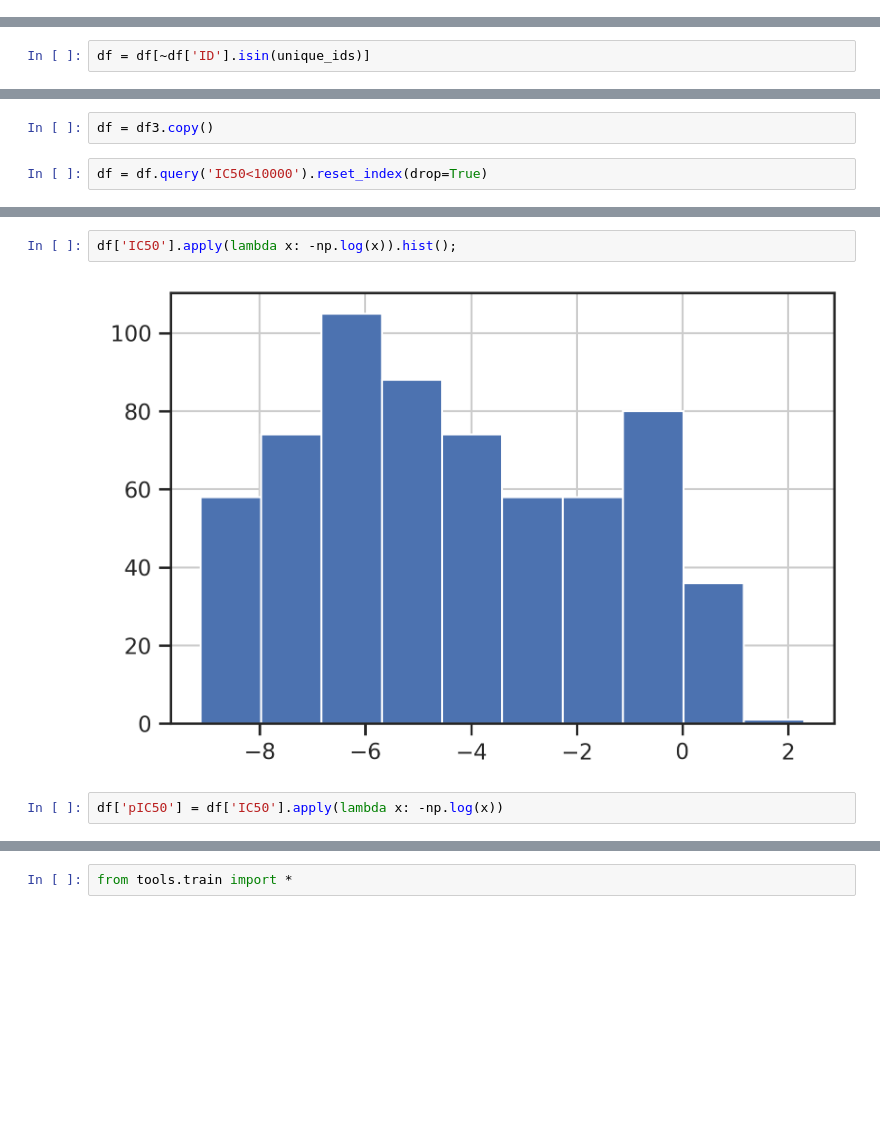
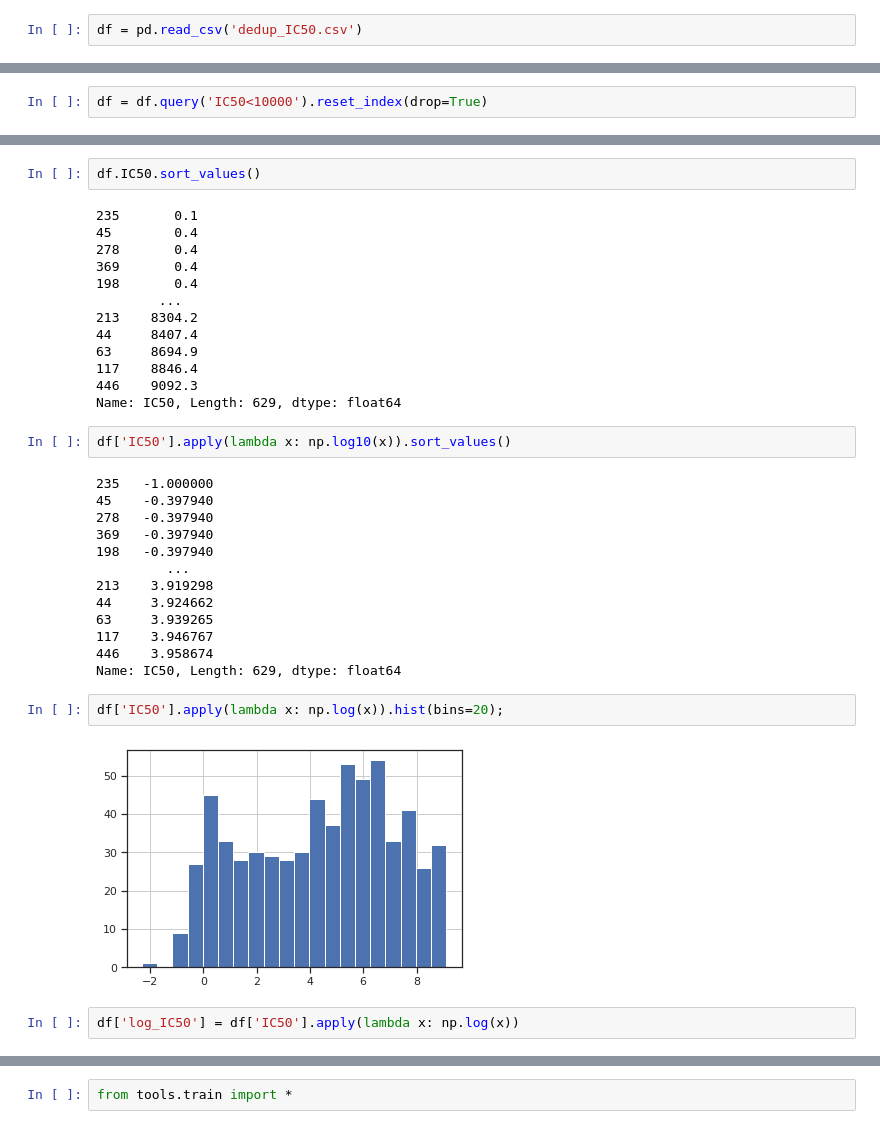
Before and after one commit to sky1ove/tools, a Jupyter notebook: nbs/train.ipynb, the cells around one changed output, grey strips where cells are left out. Drawn from its saved outputs; the diff is of its cells as text; blank space fills up the shorter version.

Commit message:
new deduplicate table

```diff
--- a/nbs/train.ipynb
+++ b/nbs/train.ipynb
@@ -13,3 +13,5 @@ df = Data.get_g12d()
+# %%
+df = pd.read_csv('dedup_IC50.csv')
 # %%
 df
 # %% [output]
@@ -50,2 +30,0 @@ unique_ids = set(dup['ID1']).union(set(dup['ID2']))
-# %%
-df = df[~df['ID'].isin(unique_ids)]
@@ -102,5 +52,3 @@ TypeError: No registered converter was able to produce a C++ rvalue of type std:
-# %%
-df = df3.copy()
 # %%
 df = df.query('IC50<10000').reset_index(drop=True)
 # %%
@@ -126,9 +74,39 @@ df['IC50'].hist();
+# %%
+df.IC50.sort_values()
+# %% [output]
+235       0.1
+45        0.4
+278       0.4
+369       0.4
+198       0.4
+        ...
+213    8304.2
+44     8407.4
+63     8694.9
+117    8846.4
+446    9092.3
+Name: IC50, Length: 629, dtype: float64
+# %%
+df['IC50'].apply(lambda x: np.log10(x)).sort_values()
+# %% [output]
+235   -1.000000
+45    -0.397940
+278   -0.397940
+369   -0.397940
+198   -0.397940
+         ...
+213    3.919298
+44     3.924662
+63     3.939265
+117    3.946767
+446    3.958674
+Name: IC50, Length: 629, dtype: float64
 # %%
-df['IC50'].apply(lambda x: -np.log(x)).hist();
+df['IC50'].apply(lambda x: np.log(x)).hist(bins=20);
 # %% [output]
-[figure, old version]
+[figure, new version]
 # %%
-df['pIC50'] = df['IC50'].apply(lambda x: -np.log(x))
+df['log_IC50'] = df['IC50'].apply(lambda x: np.log(x))
 # %%
 df
 # %% [output]
```
Also changed, not shown: parts of 34 cells of this notebook, 6 other files.
